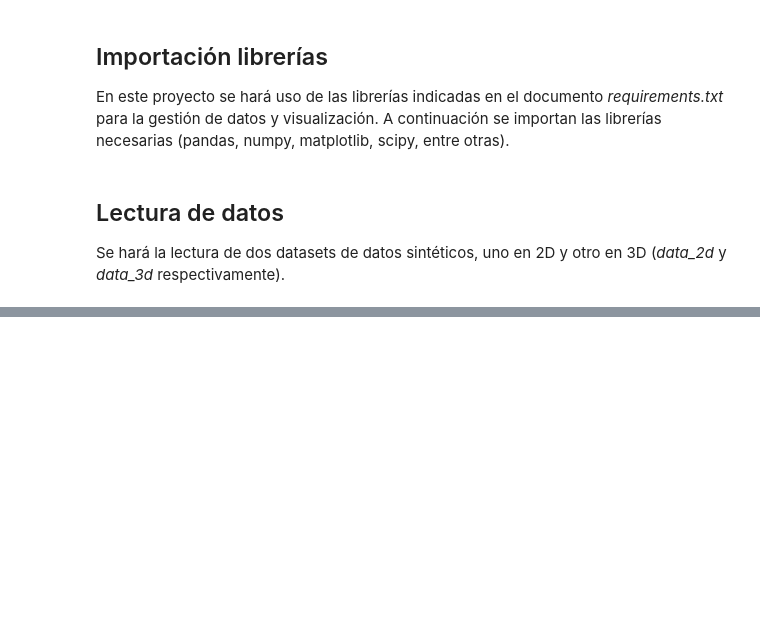
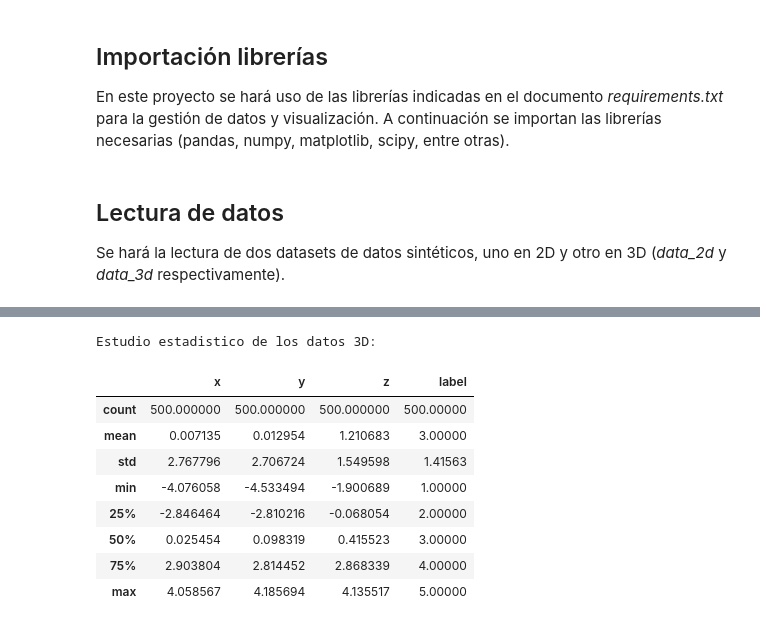
Before and after one commit to Daniel-PosadaPUJ/Proyecto1_ALC, a Jupyter notebook: notebooks/kmeans_punto1.ipynb, the cells around one changed output, grey strips where cells are left out. Cells and saved outputs as stored; diff of their text form; code cells hidden in the pictures; blank space fills up the shorter version.

```diff
--- a/notebooks/kmeans_punto1.ipynb
+++ b/notebooks/kmeans_punto1.ipynb
@@ -51,0 +84,15 @@ data_3d.head()
+# %%
+# Estudio estadístico de los datos 3d
+print("Estudio estadistico de los datos 3D:")
+data_3d.describe()
+# %% [output]
+Estudio estadistico de los datos 3D:
+|  | x | y | z | label |
+| count | 500.000000 | 500.000000 | 500.000000 | 500.00000 |
+| mean | 0.007135 | 0.012954 | 1.210683 | 3.00000 |
+| std | 2.767796 | 2.706724 | 1.549598 | 1.41563 |
+| min | -4.076058 | -4.533494 | -1.900689 | 1.00000 |
+| 25% | -2.846464 | -2.810216 | -0.068054 | 2.00000 |
+| 50% | 0.025454 | 0.098319 | 0.415523 | 3.00000 |
+| 75% | 2.903804 | 2.814452 | 2.868339 | 4.00000 |
+| max | 4.058567 | 4.185694 | 4.135517 | 5.00000 |
```
Also changed, not shown: parts of 20 cells of this notebook, 3 other files.
